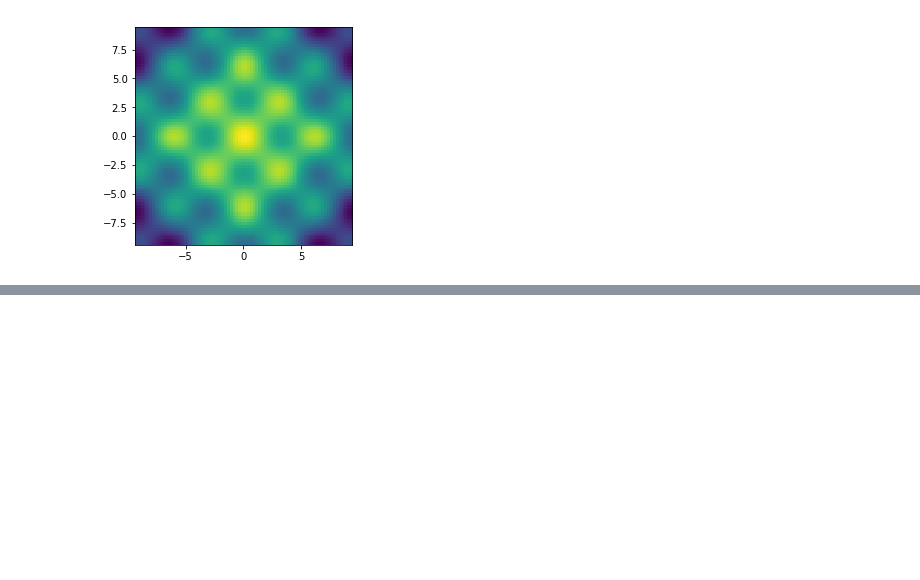
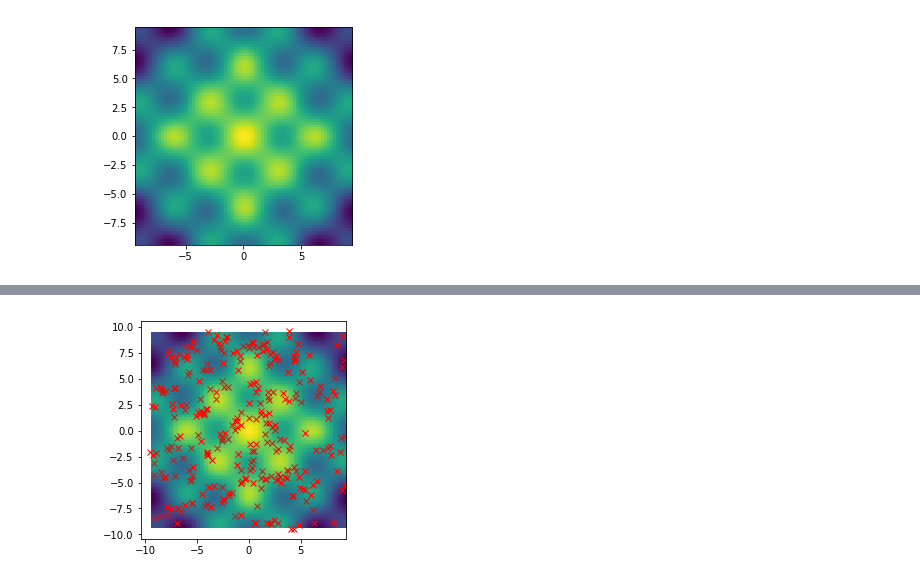
Before and after one commit to honza-klu/ml-lectures, a Jupyter notebook: examples/Genetic algorithm.ipynb, the cells around one changed output, grey strips where cells are left out. Saved outputs shown, nothing was run; the diff lists cells and outputs as text; code cells hidden in the pictures; blank space fills up the shorter version.

Commit message:
Selection and mutation added to examples.

```diff
--- a/examples/Genetic algorithm.ipynb
+++ b/examples/Genetic algorithm.ipynb
@@ -64,3 +64,9 @@ plt.show()
 # %%
 #calculate fitness
 gen.calc_fit()
+# %%
+gen.make_selection()
+gen._draw_ind(plt.gca())
+plt.show()
+# %% [output]
+[figure, added]
```
Also changed, not shown: parts of 8 cells of this notebook.
